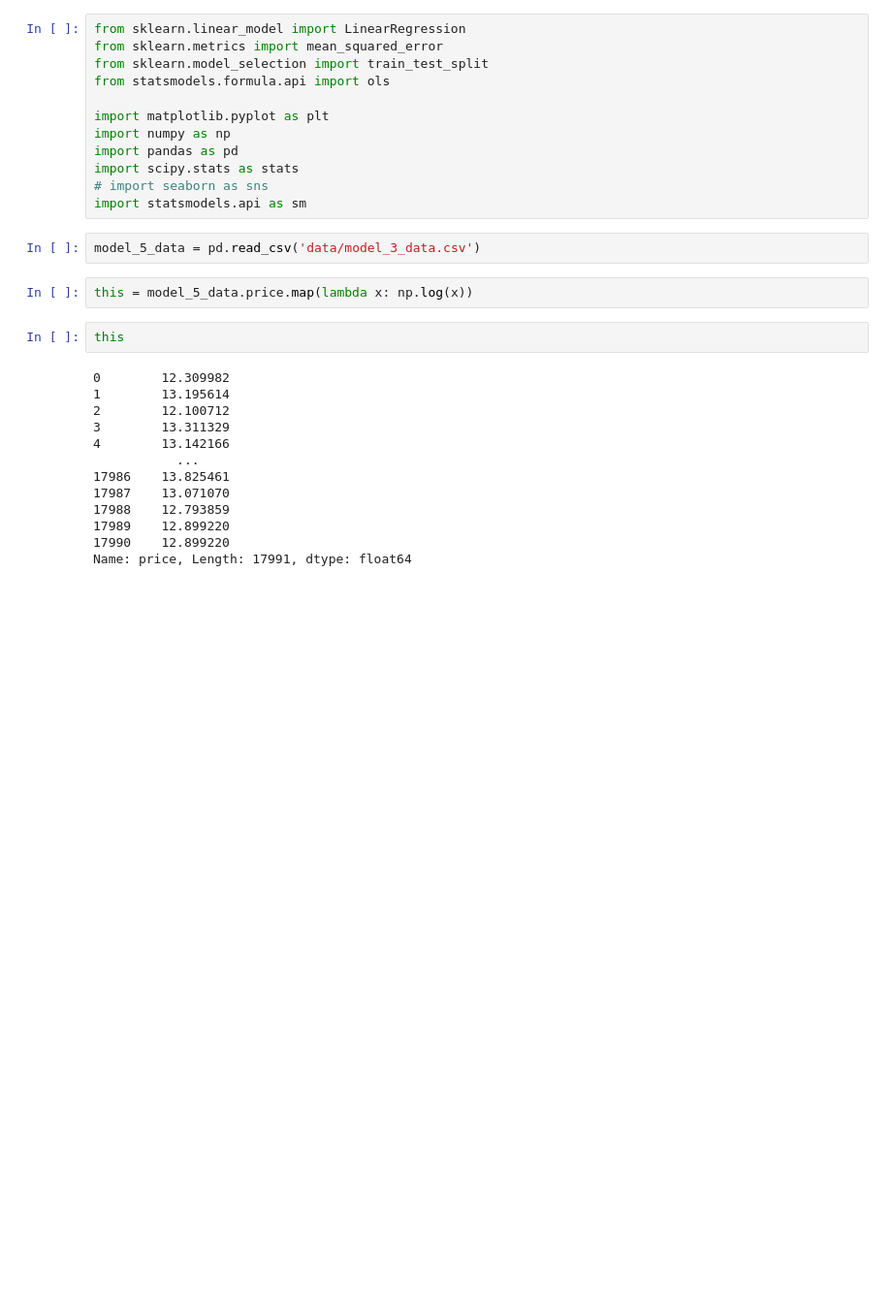
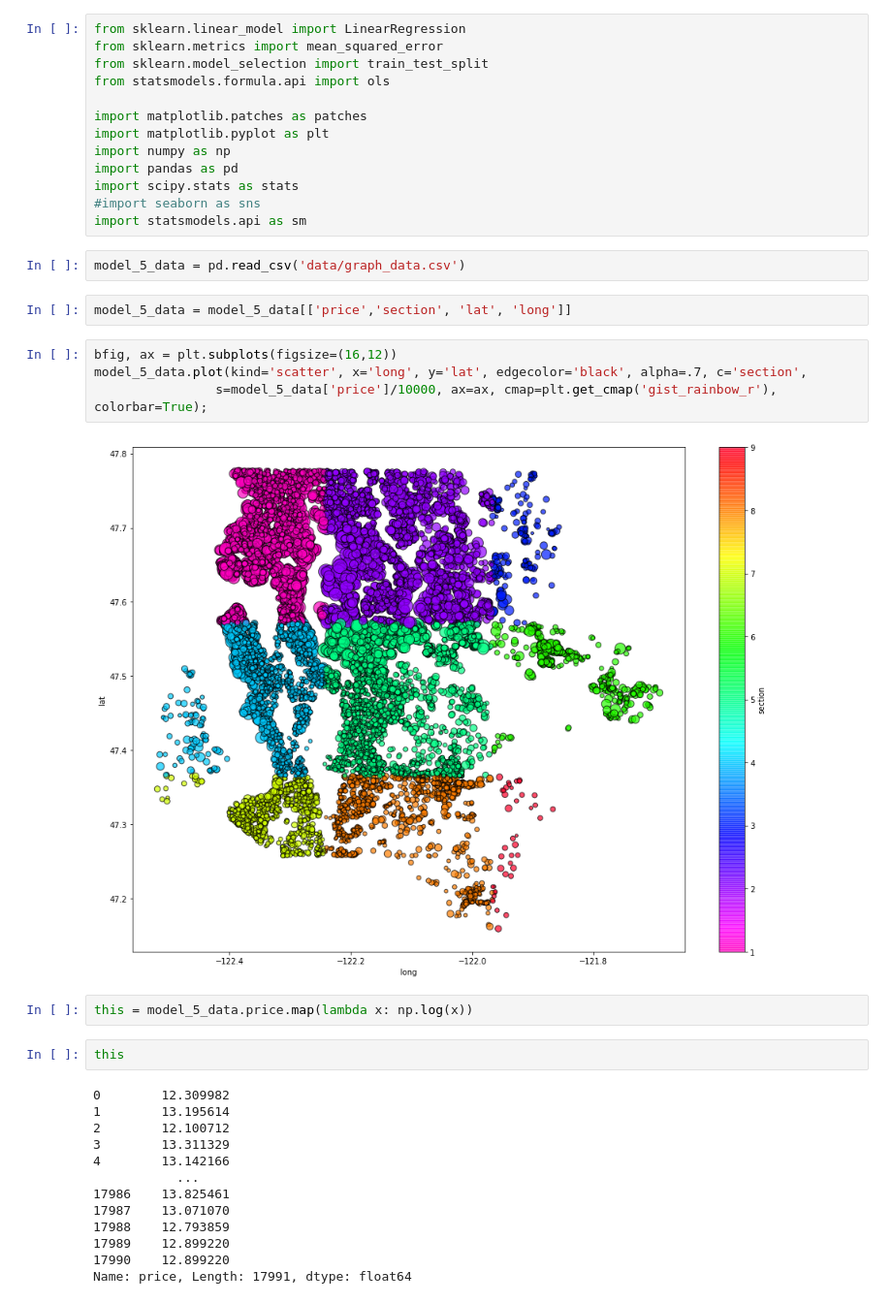
Before and after one commit to Benjamin2817/dsc-phase-2-project, a Jupyter notebook: Model_5.ipynb, the cells around one changed output. Shown: that part at 97% size. Cells and saved outputs as stored; diff of their text form; blank space fills up the shorter version.

```diff
--- a/Model_5.ipynb
+++ b/Model_5.ipynb
@@ -4,14 +4,23 @@ from sklearn.metrics import mean_squared_error
 from sklearn.model_selection import train_test_split
 from statsmodels.formula.api import ols
 
+import matplotlib.patches as patches
 import matplotlib.pyplot as plt
 import numpy as np
 import pandas as pd
 import scipy.stats as stats
-# import seaborn as sns
+#import seaborn as sns
 import statsmodels.api as sm
 # %%
-model_5_data = pd.read_csv('data/model_3_data.csv')
+model_5_data = pd.read_csv('data/graph_data.csv')
+# %%
+model_5_data = model_5_data[['price','section', 'lat', 'long']]
+# %%
+bfig, ax = plt.subplots(figsize=(16,12))
+model_5_data.plot(kind='scatter', x='long', y='lat', edgecolor='black', alpha=.7, c='section',
+                s=model_5_data['price']/10000, ax=ax, cmap=plt.get_cmap('gist_rainbow_r'), colorbar=True);
+# %% [output]
+[figure, added]
 # %%
 this = model_5_data.price.map(lambda x: np.log(x))
 # %%
```
Also changed, not shown: parts of 2 cells of this notebook, 37 other files.
